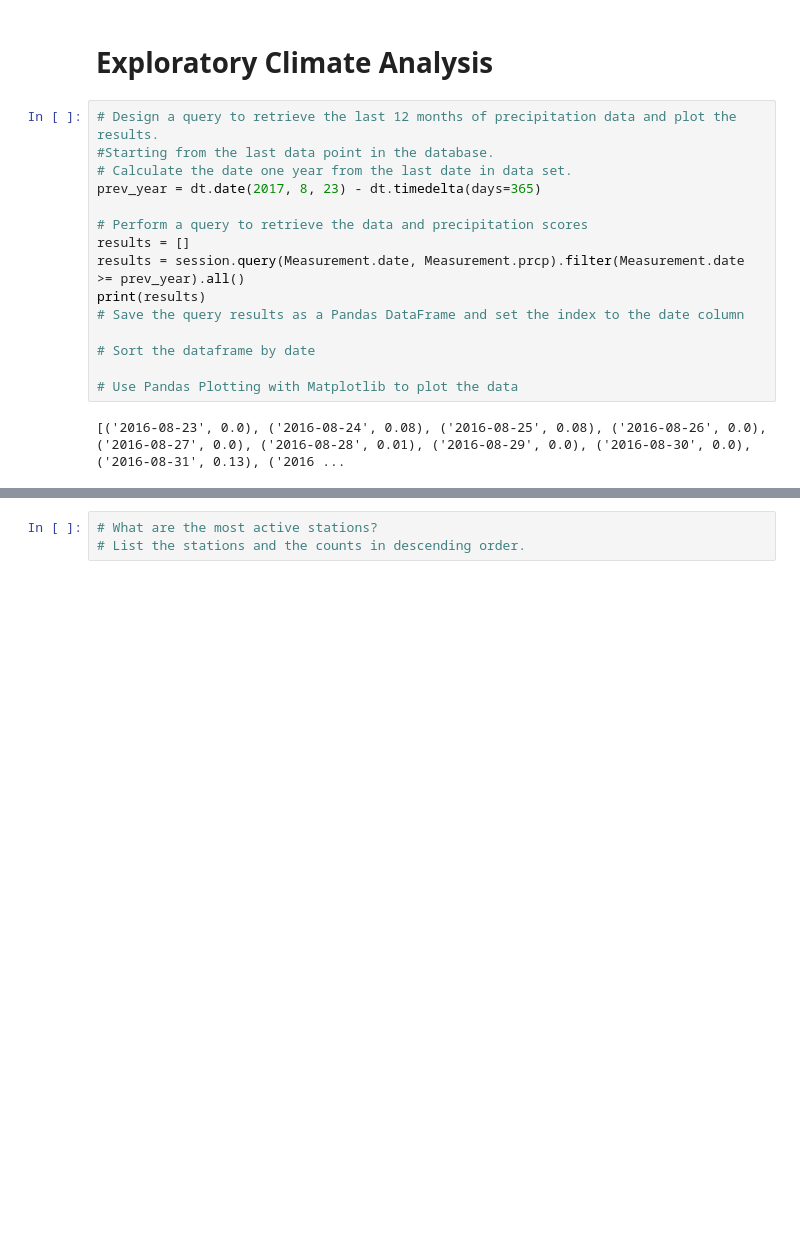
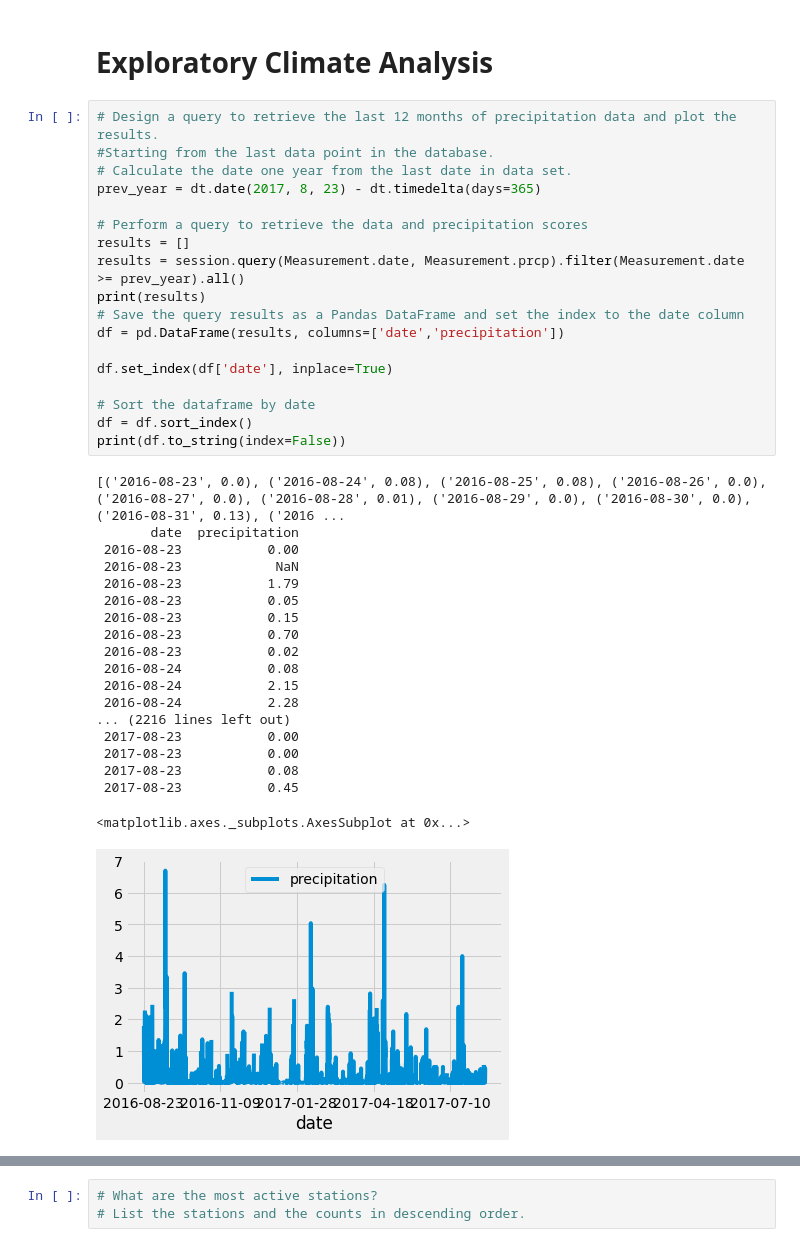
Before and after one commit to Tozerh/surfs_up, a Jupyter notebook: climate_analysis.ipynb, the cells around one changed output, grey strips where cells are left out. Saved outputs shown, nothing was run; the diff lists cells and outputs as text; blank space fills up the shorter version.

```diff
--- a/climate_analysis.ipynb
+++ b/climate_analysis.ipynb
@@ -40,18 +40,39 @@ session = Session(engine)
 # %%
 # Design a query to retrieve the last 12 months of precipitation data and plot the results.
 #Starting from the last data point in the database.
 # Calculate the date one year from the last date in data set.
 prev_year = dt.date(2017, 8, 23) - dt.timedelta(days=365)
 
 # Perform a query to retrieve the data and precipitation scores
 results = []
 results = session.query(Measurement.date, Measurement.prcp).filter(Measurement.date >= prev_year).all()
 print(results)
 # Save the query results as a Pandas DataFrame and set the index to the date column
+df = pd.DataFrame(results, columns=['date','precipitation'])
+
+df.set_index(df['date'], inplace=True)
 
 # Sort the dataframe by date
-
-# Use Pandas Plotting with Matplotlib to plot the data
+df = df.sort_index()
+print(df.to_string(index=False))
 # %% [output]
 [('2016-08-23', 0.0), ('2016-08-24', 0.08), ('2016-08-25', 0.08), ('2016-08-26', 0.0), ('2016-08-27', 0.0), ('2016-08-28', 0.01), ('2016-08-29', 0.0), ('2016-08-30', 0.0), ('2016-08-31', 0.13), ('2016 ...
+       date  precipitation
+ 2016-08-23           0.00
+ 2016-08-23            NaN
+ 2016-08-23           1.79
+ 2016-08-23           0.05
+ 2016-08-23           0.15
+ 2016-08-23           0.70
+ 2016-08-23           0.02
+ 2016-08-24           0.08
+ 2016-08-24           2.15
+ 2016-08-24           2.28
+... (2216 lines left out)
+ 2017-08-23           0.00
+ 2017-08-23           0.00
+ 2017-08-23           0.08
+ 2017-08-23           0.45
+<matplotlib.axes._subplots.AxesSubplot at 0x...>
+[figure, added]
 # %%
```
Also changed, not shown: parts of 2 cells of this notebook.
